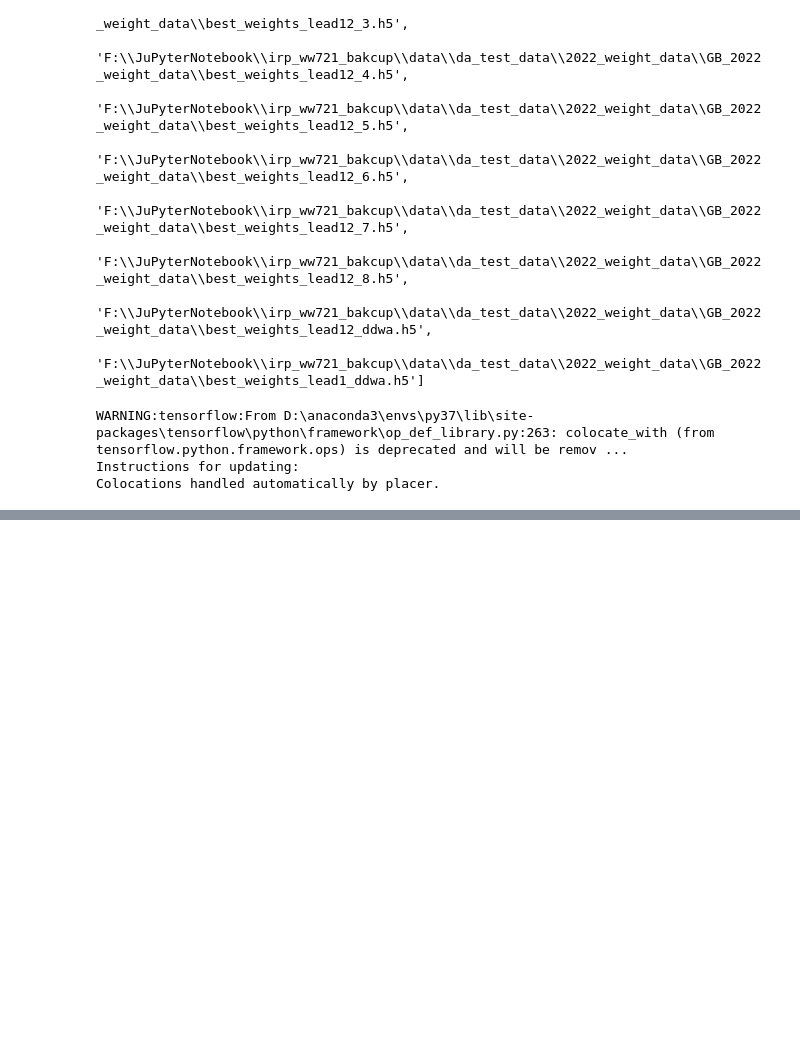
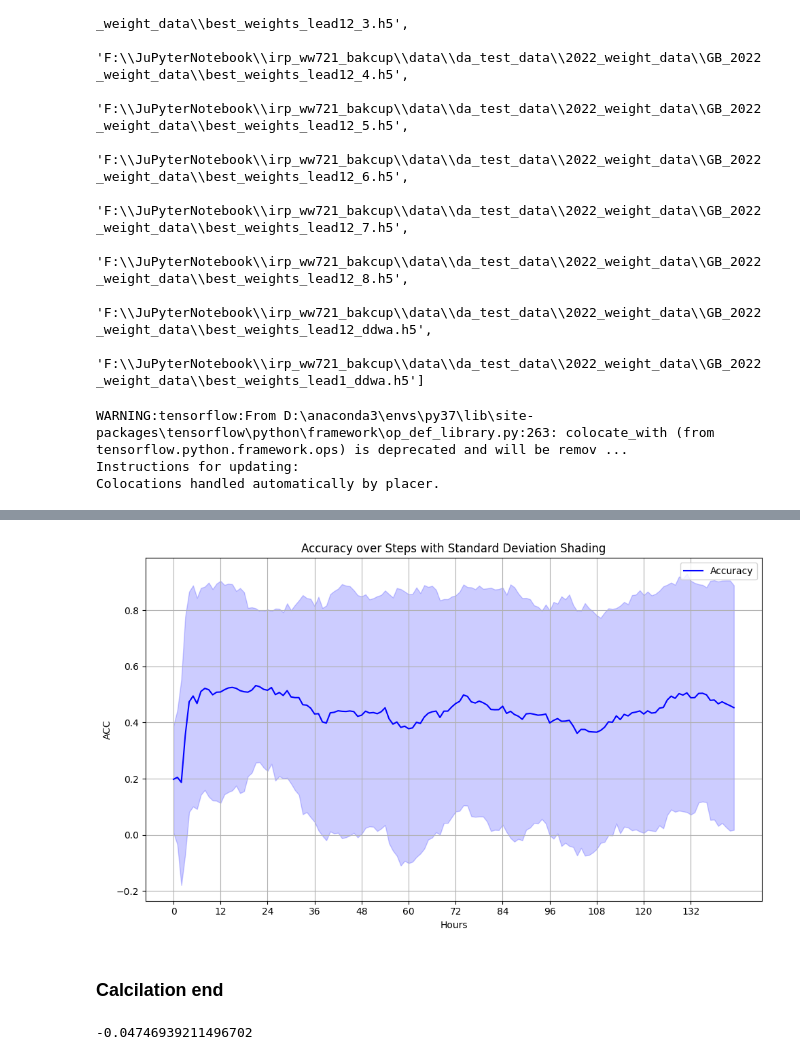
Before and after one commit to acse-ww721/DA_ML_ERA5_ASOS_Weather_Forecasting_UK, a Jupyter notebook: src/assimilation/test_calculation.ipynb, the cells around one changed output, grey strips where cells are left out. Cells and saved outputs as stored; diff of their text form; code cells hidden in the pictures; blank space fills up the shorter version.

```diff
--- a/src/assimilation/test_calculation.ipynb
+++ b/src/assimilation/test_calculation.ipynb
@@ -597,0 +777,42 @@ len(acc_values)
+# %%
+import matplotlib.pyplot as plt
+import numpy as np
+
+# Simulated data, replace with your own data in real applications
+steps = 144
+# stepwise_acc_values = stepwise_acc_values_1  # For demonstration purposes
+# stepwise_acc_std_values = stepwise_acc_std_values_1  # For demonstration purposes
+
+# x-axis represents steps, here we assume each step represents an hour
+x = np.arange(steps)
+
+# Create a new figure
+plt.figure(figsize=(10, 6))
+
+# Plot the line chart of accuracy over steps
+plt.plot(x, stepwise_acc_values, label="Accuracy", color='blue')
+
+# Use fill_between to add shading to display the standard deviation
+plt.fill_between(x, stepwise_acc_values - stepwise_acc_std_values,
+                 stepwise_acc_values + stepwise_acc_std_values, color='blue', alpha=0.2)
+
+# Set the x-axis ticks
+xticks = np.arange(0, steps, 12)
+plt.xticks(xticks)
+
+# Set title and axis labels
+plt.title("Accuracy over Steps with Standard Deviation Shading")
+plt.xlabel("Hours")
+plt.ylabel("Accuracy (ACC)")
+
+# Show the legend
+plt.legend()
+
+# Display the plot
+plt.tight_layout()
+plt.grid(True)
+plt.show()
+# %% [output]
+[figure, added]
+# %% [markdown]
+### Calcilation end
@@ -597,0 +821,4 @@ len(acc_values)
+# %%
+tt
+# %% [output]
+-0.04746939211496702
```
Also changed, not shown: parts of 59 cells of this notebook, 1 other file.
